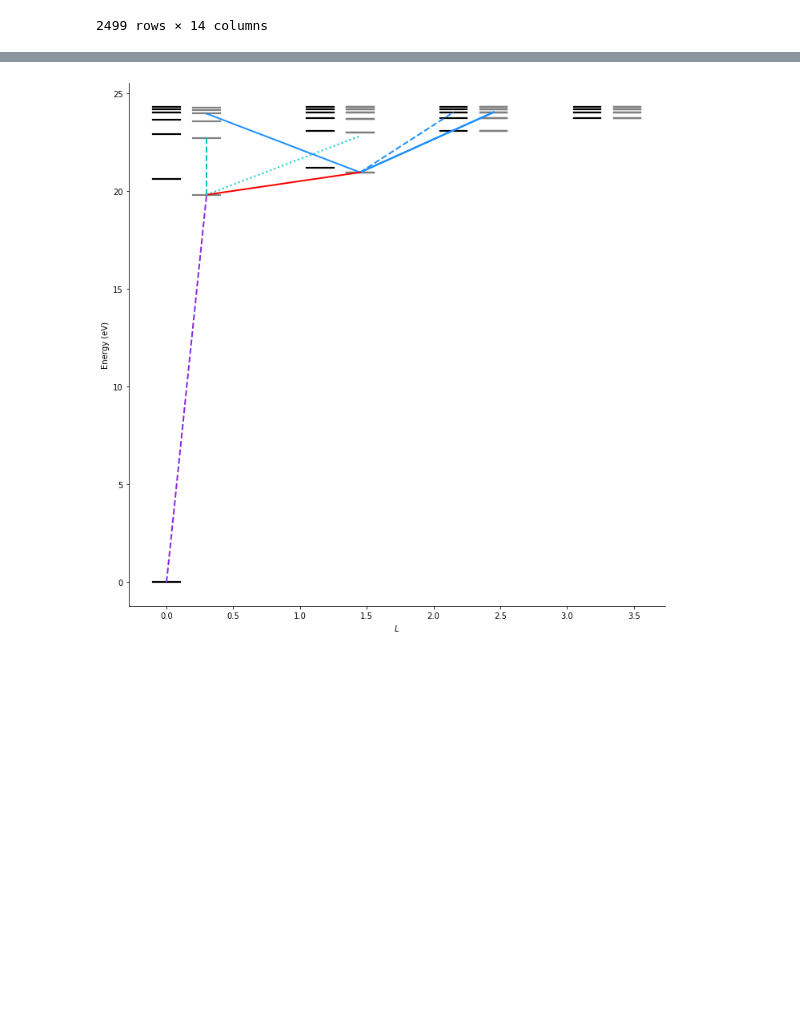
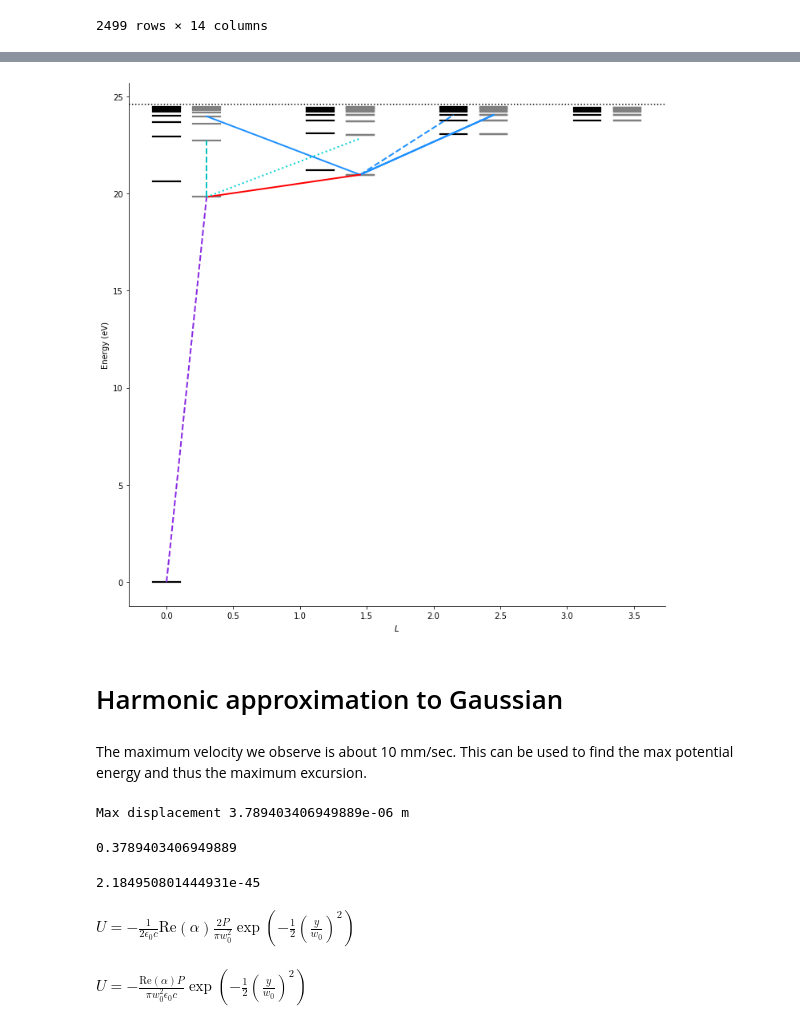
Before and after one commit to GroundhogState/thesis, a Jupyter notebook: calc/calcs.ipynb, the cells around one changed output, grey strips where cells are left out. Drawn from its saved outputs; the diff is of its cells as text; code cells hidden in the pictures; blank space fills up the shorter version.

Commit message:
examiner changes finished up to Gaussian beam effects

```diff
--- a/calc/calcs.ipynb
+++ b/calc/calcs.ipynb
@@ -125,7 +145,7 @@ def wavenum2eV(E_in):
 
 L_symbols = ['S','P','D','F','G','H','I']
 L_values = {'S':0,'P':1,'D':2,'F':3,'G':4,'H':5,'I':6}
-N_max = 7
+N_max = 10
 L_max = 3
 E_levels = {}
 
@@ -168,7 +188,7 @@ def wl2ev(l):
     q = 1.6e-19
     return h*c/(l*q)
 
-
+ionization_energy = wavenum2eV(198310)
 
 fig = plt.figure(figsize=(12,12))
 ax = fig.add_subplot(111)
@@ -189,32 +209,38 @@ for tr in transitions:
     if tr == '5^1D_2':
         sty = '--'
     else:
         sty = '-'
     plt.plot([lvl2x(E_levels['2^3P_2']),lvl2x(E_levels[tr])],
                 [E_levels['2^3P_2']['E_ev'],E_levels[tr]['E_ev']],
              'dodgerblue',linestyle=sty,linewidth=tr_lw)
 
 plt.plot([lvl2x(E_levels[cool_line[0]]),lvl2x(E_levels[cool_line[1]])],
             [E_levels[cool_line[0]]['E_ev'],E_levels[cool_line[1]]['E_ev']],
          'r',linewidth=tr_lw)
 
 plt.plot([lvl2x(E_levels['1^1S_0']),lvl2x(E_levels['2^3S_1'])],
             [E_levels['1^1S_0']['E_ev'],E_levels['2^3S_1']['E_ev']],color='blueviolet',linestyle='--',linewidth=tr_lw)
 
 plt.plot([lvl2x(E_levels['2^3S_1']),lvl2x(E_levels['3^3S_1'])],
             [E_levels['2^3S_1']['E_ev'],E_levels['3^3S_1']['E_ev']],color='c',linestyle='--',linewidth=tr_lw)
 
 plt.plot([lvl2x(E_levels['2^3S_1']),lvl2x(E_levels['3^3P_1'])],
             [E_levels['2^3S_1']['E_ev'],E_levels['2^3S_1']['E_ev']+wl2ev(413e-9)],
              color='darkturquoise',linestyle=':',linewidth=tr_lw)
 
+plt.axhline(ionization_energy,color='k',linestyle=':')
+
 ax.spines['top'].set_visible(False)
 ax.spines['right'].set_visible(False)
 plt.xlabel('$L$')
 plt.ylabel('Energy (eV)')
 
-plt.savefig('lvl_diag_full.svg')
+plt.savefig('lvl_diag_full_plot.svg')
 
 plt.show()
 # %% [output]
-[figure, old version]
+[figure, new version]
+# %% [markdown]
+# Harmonic approximation to Gaussian
+# %% [markdown]
+The maximum velocity we observe is about 10 mm/sec. This can be used to find the max potential energy and thus the maximum excursion.
@@ -220,0 +250,28 @@ plt.show()
+# %%
+m = 6.64e-27
+omega_mag = 420
+v_max = 10e-3 # m/s
+E = 0.5*m*v_max**2
+
+x_max = v_max/(2*np.pi*omega_mag)
+
+
+x_max = np.sqrt(2*E/m)/(2*np.pi*omega_mag)
+print(f'Max displacement {x_max} m')
+# %% [output]
+Max displacement 3.789403406949889e-06 m
+# %%
+np.power(x_max/1e-5,1)
+# %% [output]
+0.3789403406949889
+# %%
+# consider the strongest trap, i.e. one where Omega_probe approx 10 Hz
+# In our approximation this gives a value of
+omega_probe = 10
+epsilon = 8.85e-12
+c = 299792458
+beam_waist = 10e-6
+Re_a_P = np.power(2*np.pi*omega_probe,2)*np.pi*m*c*epsilon*beam_waist**4
+Re_a_P
+# %% [output]
+2.184950801444931e-45
@@ -220,0 +280,4 @@ plt.show()
+# %% [markdown]
+$U = -\frac{1}{2\epsilon_0 c} \textrm{Re}(\alpha)\frac{2P}{\pi w_{0}^{2}}\exp\left(-\frac{1}{2}\left(\frac{y}{w_0}\right)^2\right)$
+# %% [markdown]
+$U = -\frac{\textrm{Re}(\alpha)P}{\pi w_{0}^{2}\epsilon_0 c}\exp\left(-\frac{1}{2}\left(\frac{y}{w_0}\right)^2\right)$
```
Also changed, not shown: parts of 16 cells of this notebook, 34 other files.
